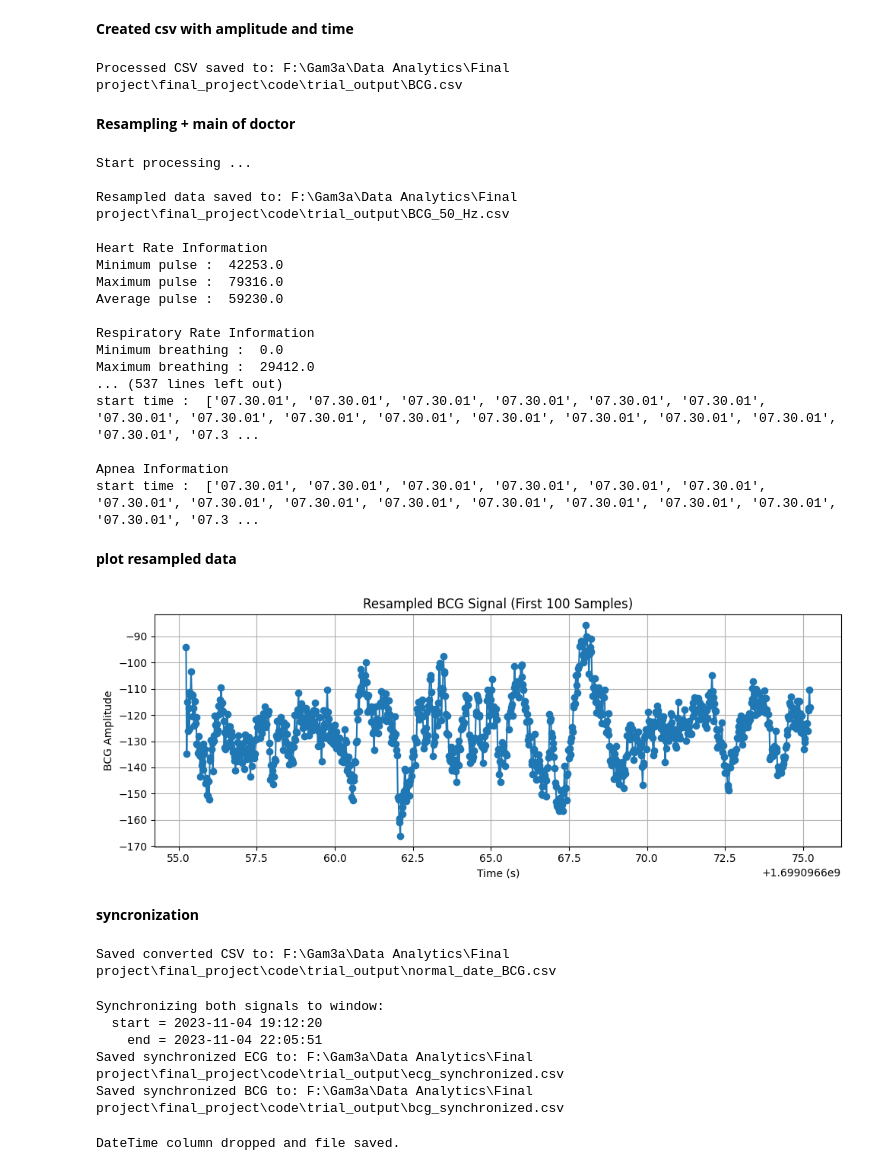
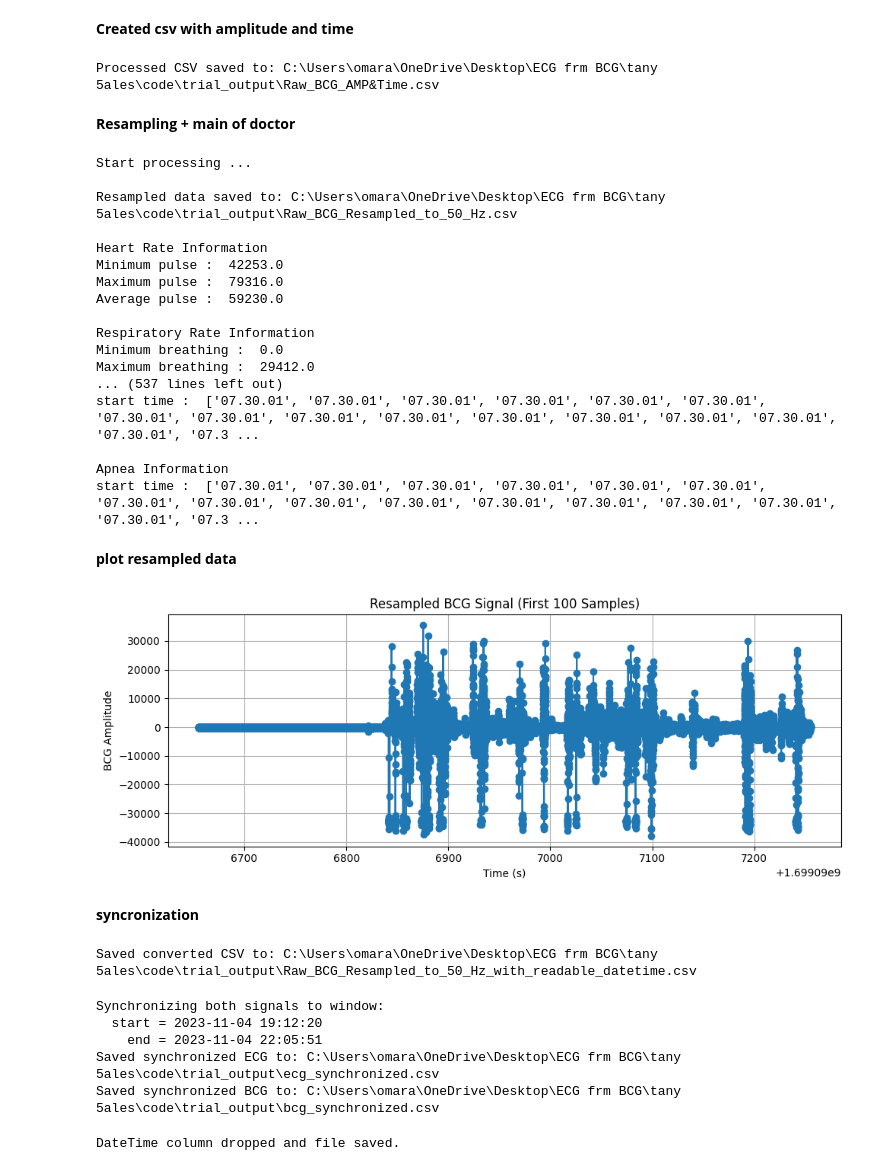
Before and after one commit to omarelbehairy/BCG_heart_analysis, a Jupyter notebook: trialMAram.ipynb, the cells around one changed output. Cells and saved outputs as stored; diff of their text form; code cells hidden in the pictures.

```diff
--- a/trialMAram.ipynb
+++ b/trialMAram.ipynb
@@ -4,8 +4,8 @@
 import pandas as pd
 
 # Define the path to your raw BCG file
-input_path = r"F:\Gam3a\Data Analytics\Final project\final_project\dataset\data\01\BCG\01_20231105_BCG.csv"
-output_path = r"F:\Gam3a\Data Analytics\Final project\final_project\code\trial_output\BCG.csv"
+input_path = r"C:\Users\omara\OneDrive\Desktop\ECG frm BCG\ECG-from-BCG\dataset\data\01\BCG\01_20231105_BCG.csv"
+output_path = r"C:\Users\omara\OneDrive\Desktop\ECG frm BCG\tany 5ales\code\trial_output\Raw_BCG_AMP&Time.csv"
 
 # Read the CSV file, skipping the first row to get just the amplitude values
 with open(input_path, 'r') as f:
@@ -38,7 +38,7 @@ df.to_csv(output_path, index=False)
 
 print(f"Processed CSV saved to: {output_path}")
 # %% [output]
-Processed CSV saved to: F:\Gam3a\Data Analytics\Final project\final_project\code\trial_output\BCG.csv
+Processed CSV saved to: C:\Users\omara\OneDrive\Desktop\ECG frm BCG\tany 5ales\code\trial_output\Raw_BCG_AMP&Time.csv
 # %% [markdown]
 **Resampling + main of doctor**
 # %%
@@ -64,8 +64,8 @@ from data_subplot import data_subplot
 print('\nStart processing ...')
 
 # Path to input CSV (140 Hz sampled data)
-input_path = r"F:\Gam3a\Data Analytics\Final project\final_project\code\trial_output\BCG.csv"
-output_path = r"F:\Gam3a\Data Analytics\Final project\final_project\code\trial_output\BCG_50_Hz.csv"
+input_path = r"C:\Users\omara\OneDrive\Desktop\ECG frm BCG\tany 5ales\code\trial_output\Raw_BCG_AMP&Time.csv"
+output_path = r"C:\Users\omara\OneDrive\Desktop\ECG frm BCG\tany 5ales\code\trial_output\Raw_BCG_Resampled_to_50_Hz.csv"
 
 # Sampling rates
 original_fs = 140
@@ -148,7 +148,7 @@ print('\nEnd processing ...')
 # %% [output]
 Start processing ...
 
-Resampled data saved to: F:\Gam3a\Data Analytics\Final project\final_project\code\trial_output\BCG_50_Hz.csv
+Resampled data saved to: C:\Users\omara\OneDrive\Desktop\ECG frm BCG\tany 5ales\code\trial_output\Raw_BCG_Resampled_to_50_Hz.csv
 
 Heart Rate Information
 Minimum pulse :  42253.0
@@ -168,38 +168,38 @@ start time :  ['07.30.01', '07.30.01', '07.30.01', '07.30.01', '07.30.01', '07.3
 # %%
 # Add this at the beginning of your cell to enable inline plotting
 %matplotlib inline
 
 import pandas as pd
 import matplotlib.pyplot as plt
 
 # Path to resampled CSV
-resampled_csv_path = r"F:\Gam3a\Data Analytics\Final project\final_project\code\trial_output\BCG_50_Hz.csv"
+resampled_csv_path = r"C:\Users\omara\OneDrive\Desktop\ECG frm BCG\tany 5ales\code\trial_output\Raw_BCG_Resampled_to_50_Hz.csv"
 
 # Load the data
 df = pd.read_csv(resampled_csv_path)
 
 # Extract the first 1000 rows
-df_plot = df.head(1000)
+df_plot = df.head(30000)
 
 # Plot
 plt.figure(figsize=(10, 4))
 plt.plot(df_plot["Time (s)"], df_plot["BCG Amplitude"], marker='o', linestyle='-')
 plt.title("Resampled BCG Signal (First 100 Samples)")
 plt.xlabel("Time (s)")
 plt.ylabel("BCG Amplitude")
 plt.grid(True)
 plt.tight_layout()
 plt.show()
 # %% [output]
-[figure, old version]
+[figure, new version]
 # %% [markdown]
 **syncronization**
 # %%
 import pandas as pd
 
 # 1) Paths: adjust to your actual files
-input_csv  = r"F:\Gam3a\Data Analytics\Final project\final_project\code\trial_output\BCG_50_Hz.csv"
-output_csv = r"F:\Gam3a\Data Analytics\Final project\final_project\code\trial_output\normal_date_BCG.csv"
+input_csv  = r"C:\Users\omara\OneDrive\Desktop\ECG frm BCG\tany 5ales\code\trial_output\Raw_BCG_Resampled_to_50_Hz.csv"
+output_csv = r"C:\Users\omara\OneDrive\Desktop\ECG frm BCG\tany 5ales\code\trial_output\Raw_BCG_Resampled_to_50_Hz_with_readable_datetime.csv"
 
 # 2) Load
 df = pd.read_csv(input_csv)
@@ -219,16 +219,16 @@ df.drop(columns=['Time (s)'], inplace=True)
 df.to_csv(output_csv, index=False)
 print(f"Saved converted CSV to: {output_csv}")
 # %% [output]
-Saved converted CSV to: F:\Gam3a\Data Analytics\Final project\final_project\code\trial_output\normal_date_BCG.csv
+Saved converted CSV to: C:\Users\omara\OneDrive\Desktop\ECG frm BCG\tany 5ales\code\trial_output\Raw_BCG_Resampled_to_50_Hz_with_readable_datetime.csv
 # %%
 import pandas as pd
 
 # ── 1) Adjust these paths to point at your actual files ─────────────────────────
-ecg_csv_in   = r"F:\Gam3a\Data Analytics\Final project\final_project\dataset\data\01\Reference\RR\01_20231105_RR.csv"
-bcg_csv_in   = r"F:\Gam3a\Data Analytics\Final project\final_project\code\trial_output\normal_date_BCG.csv"
+ecg_csv_in   = r"C:\Users\omara\OneDrive\Desktop\ECG frm BCG\ECG-from-BCG\dataset\data\01\Reference\RR\01_20231105_RR.csv"
+bcg_csv_in   = r"C:\Users\omara\OneDrive\Desktop\ECG frm BCG\tany 5ales\code\trial_output\Raw_BCG_Resampled_to_50_Hz_with_readable_datetime.csv"
 
-ecg_csv_out  = r"F:\Gam3a\Data Analytics\Final project\final_project\code\trial_output\ecg_synchronized.csv"
-bcg_csv_out  = r"F:\Gam3a\Data Analytics\Final project\final_project\code\trial_output\bcg_synchronized.csv"
+ecg_csv_out  = r"C:\Users\omara\OneDrive\Desktop\ECG frm BCG\tany 5ales\code\trial_output\ecg_synchronized.csv"
+bcg_csv_out  = r"C:\Users\omara\OneDrive\Desktop\ECG frm BCG\tany 5ales\code\trial_output\bcg_synchronized.csv"
 
 # ── 2) Load both CSVs ───────────────────────────────────────────────────────────
 df_ecg = pd.read_csv(ecg_csv_in)
@@ -271,8 +271,8 @@ print("Saved synchronized BCG to:", bcg_csv_out)
 Synchronizing both signals to window:
   start = 2023-11-04 19:12:20
     end = 2023-11-04 22:05:51
-Saved synchronized ECG to: F:\Gam3a\Data Analytics\Final project\final_project\code\trial_output\ecg_synchronized.csv
-Saved synchronized BCG to: F:\Gam3a\Data Analytics\Final project\final_project\code\trial_output\bcg_synchronized.csv
+Saved synchronized ECG to: C:\Users\omara\OneDrive\Desktop\ECG frm BCG\tany 5ales\code\trial_output\ecg_synchronized.csv
+Saved synchronized BCG to: C:\Users\omara\OneDrive\Desktop\ECG frm BCG\tany 5ales\code\trial_output\bcg_synchronized.csv
 # %%
 import pandas as pd
 
```
Also changed, not shown: parts of 14 cells of this notebook, 7 other files.
